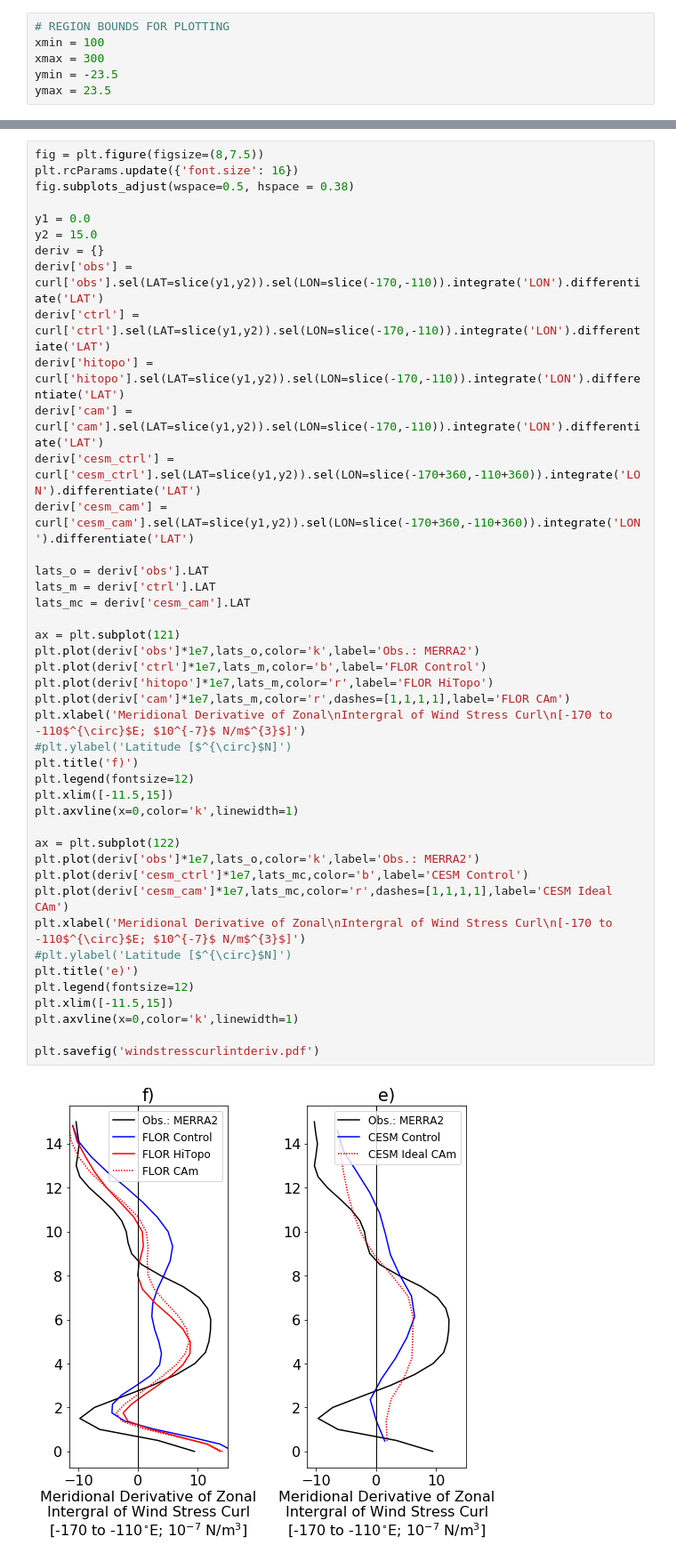
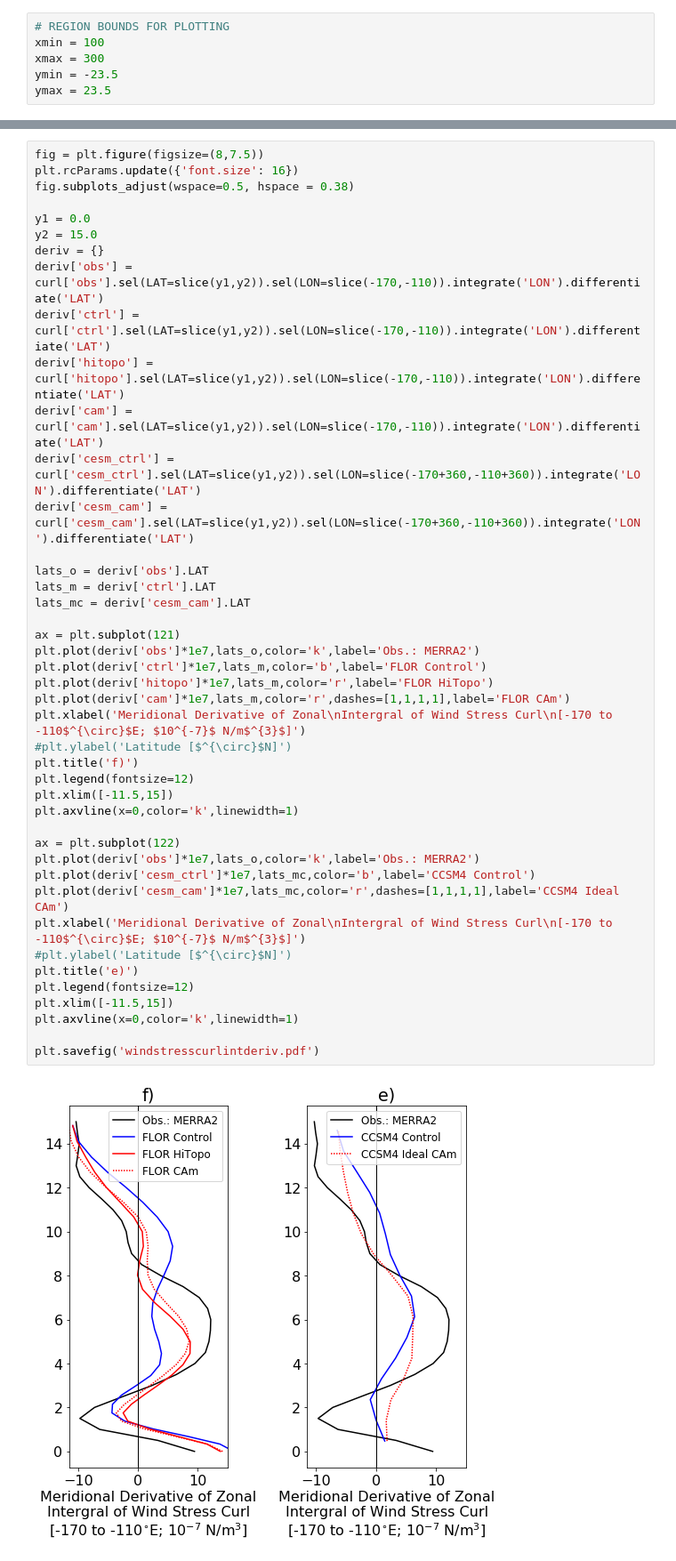
Before and after one commit to janewbaldwin/HiTopo, a Jupyter notebook: Wind_Stress_Curl.ipynb, the cells around one changed output, grey strips where cells are left out. Shown at 89% size. Drawn from its saved outputs; the diff is of its cells as text.

```diff
--- a/Wind_Stress_Curl.ipynb
+++ b/Wind_Stress_Curl.ipynb
@@ -267,33 +188,33 @@ deriv['cam'] = curl['cam'].sel(LAT=slice(y1,y2)).sel(LON=slice(-170,-110)).integ
 deriv['cesm_ctrl'] = curl['cesm_ctrl'].sel(LAT=slice(y1,y2)).sel(LON=slice(-170+360,-110+360)).integrate('LON').differentiate('LAT')
 deriv['cesm_cam'] = curl['cesm_cam'].sel(LAT=slice(y1,y2)).sel(LON=slice(-170+360,-110+360)).integrate('LON').differentiate('LAT')
 
 lats_o = deriv['obs'].LAT
 lats_m = deriv['ctrl'].LAT
 lats_mc = deriv['cesm_cam'].LAT
 
 ax = plt.subplot(121)
 plt.plot(deriv['obs']*1e7,lats_o,color='k',label='Obs.: MERRA2')
 plt.plot(deriv['ctrl']*1e7,lats_m,color='b',label='FLOR Control')
 plt.plot(deriv['hitopo']*1e7,lats_m,color='r',label='FLOR HiTopo')
 plt.plot(deriv['cam']*1e7,lats_m,color='r',dashes=[1,1,1,1],label='FLOR CAm')
 plt.xlabel('Meridional Derivative of Zonal\nIntergral of Wind Stress Curl\n[-170 to -110$^{\circ}$E; $10^{-7}$ N/m$^{3}$]')
 #plt.ylabel('Latitude [$^{\circ}$N]')
 plt.title('f)')
 plt.legend(fontsize=12)
 plt.xlim([-11.5,15])
 plt.axvline(x=0,color='k',linewidth=1)
 
 ax = plt.subplot(122)
 plt.plot(deriv['obs']*1e7,lats_o,color='k',label='Obs.: MERRA2')
-plt.plot(deriv['cesm_ctrl']*1e7,lats_mc,color='b',label='CESM Control')
-plt.plot(deriv['cesm_cam']*1e7,lats_mc,color='r',dashes=[1,1,1,1],label='CESM Ideal CAm')
+plt.plot(deriv['cesm_ctrl']*1e7,lats_mc,color='b',label='CCSM4 Control')
+plt.plot(deriv['cesm_cam']*1e7,lats_mc,color='r',dashes=[1,1,1,1],label='CCSM4 Ideal CAm')
 plt.xlabel('Meridional Derivative of Zonal\nIntergral of Wind Stress Curl\n[-170 to -110$^{\circ}$E; $10^{-7}$ N/m$^{3}$]')
 #plt.ylabel('Latitude [$^{\circ}$N]')
 plt.title('e)')
 plt.legend(fontsize=12)
 plt.xlim([-11.5,15])
 plt.axvline(x=0,color='k',linewidth=1)
 
 plt.savefig('windstresscurlintderiv.pdf')
 # %% [output]
-[figure, old version]
+[figure, new version]
```
Also changed, not shown: parts of 5 cells of this notebook, 4 other files.
